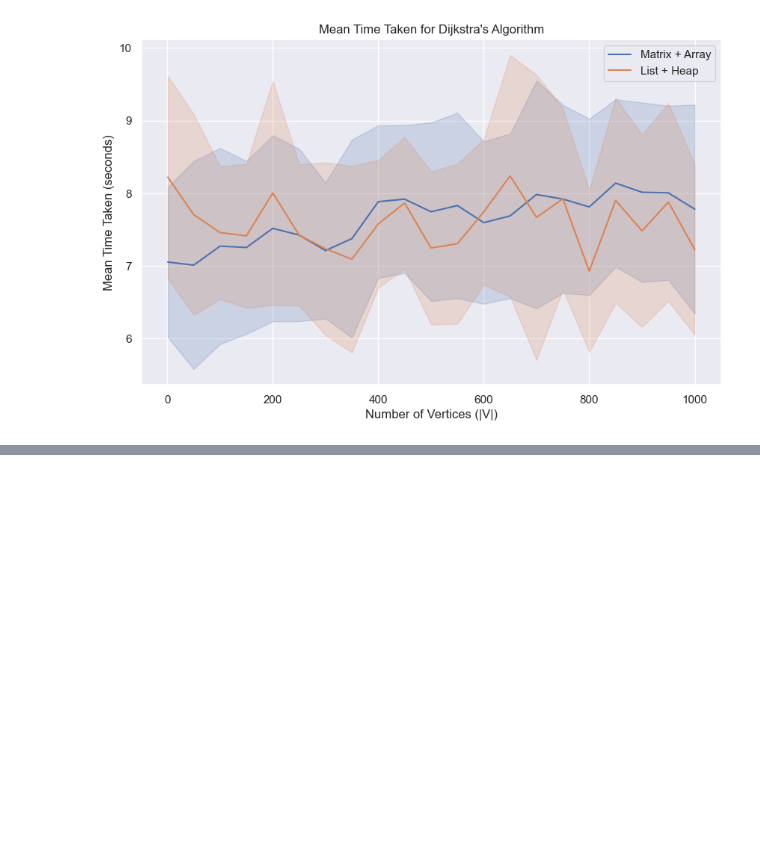
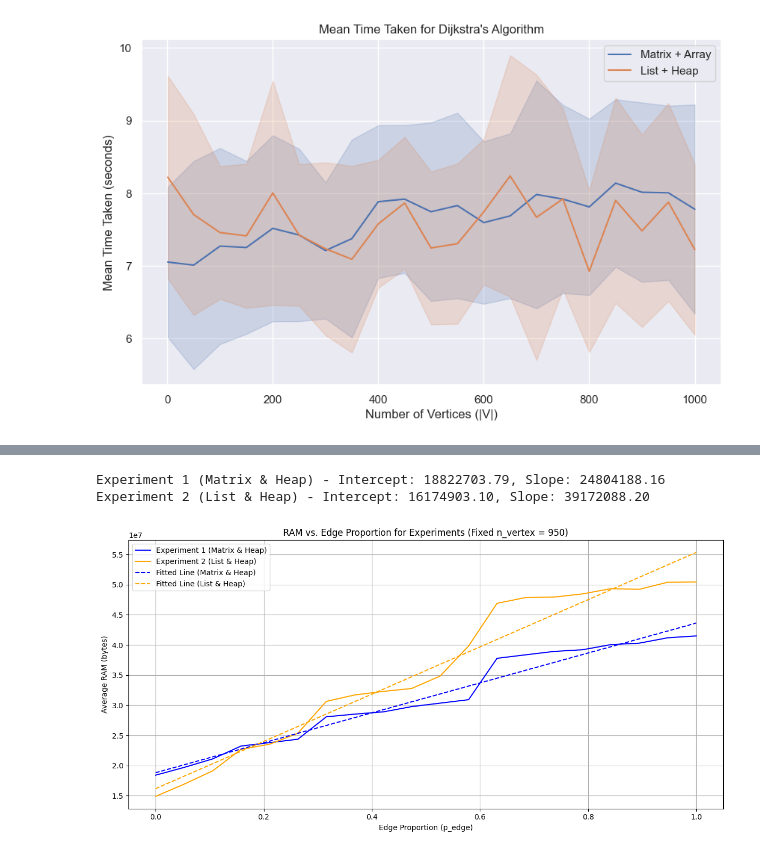
Before and after one commit to mrzzy/ntu-sc2001, a Jupyter notebook: class_2/results3.ipynb, the cells around one changed output, grey strips where cells are left out. Saved outputs shown, nothing was run; the diff lists cells and outputs as text; code cells hidden in the pictures; blank space fills up the shorter version.

```diff
--- a/class_2/results3.ipynb
+++ b/class_2/results3.ipynb
@@ -725,0 +745,80 @@ plt.show()
+# %%
+from sklearn.linear_model import LinearRegression  # Importing LinearRegression
+
+# Load your dataset into the DataFrame 'df'
+df = pd.read_csv('results.csv')  # Replace with your data file path
+
+# Filter the DataFrame for Experiment 1: Adjacency Matrix and Priority Queue as Heap
+experiment_1 = df[(df['graph_adj'] == 'matrix') &
+                   (df['priority_queue'] == 'heap')]
+
+# Grouping for Experiment 1
+grouped_experiment_1 = experiment_1.groupby(['n_vertex', 'p_edge']).agg({
+    'ram': ['mean', 'std'],
+    'time': ['mean', 'std']
+}).reset_index()
+grouped_experiment_1.columns = ['n_vertex', 'p_edge', 'mean_ram', 'std_ram', 'mean_time_taken', 'std_time_taken']
+
+# Filter the DataFrame for Experiment 2: Adjacency List and Priority Queue as Heap
+experiment_2 = df[(df['graph_adj'] == 'list') &
+                   (df['priority_queue'] == 'heap')]
+
+# Grouping for Experiment 2
+grouped_experiment_2 = experiment_2.groupby(['n_vertex', 'p_edge']).agg({
+    'ram': ['mean', 'std'],
+    'time': ['mean', 'std']
+}).reset_index()
+grouped_experiment_2.columns = ['n_vertex', 'p_edge', 'mean_ram', 'std_ram', 'mean_time_taken', 'std_time_taken']
+
+# Fix the number of vertices (n_vertex)
+fixed_n_vertex = 950  # Change this to the desired value
+
+# Filter the grouped DataFrames for the fixed n_vertex
+experiment_1_filtered = grouped_experiment_1[grouped_experiment_1['n_vertex'] == fixed_n_vertex]
+experiment_2_filtered = grouped_experiment_2[grouped_experiment_2['n_vertex'] == fixed_n_vertex]
+
+# Create linear regression model for Experiment 1
+X_exp1 = experiment_1_filtered['p_edge'].values.reshape(-1, 1)
+y_exp1 = experiment_1_filtered['mean_ram'].values
+model_exp1 = LinearRegression().fit(X_exp1, y_exp1)
+intercept_exp1 = model_exp1.intercept_
+slope_exp1 = model_exp1.coef_[0]
+
+# Create linear regression model for Experiment 2
+X_exp2 = experiment_2_filtered['p_edge'].values.reshape(-1, 1)
+y_exp2 = experiment_2_filtered['mean_ram'].values
+model_exp2 = LinearRegression().fit(X_exp2, y_exp2)
+intercept_exp2 = model_exp2.intercept_
+slope_exp2 = model_exp2.coef_[0]
+
+# Print the intercepts and slopes
+print(f'Experiment 1 (Matrix & Heap) - Intercept: {intercept_exp1:.2f}, Slope: {slope_exp1:.2f}')
+print(f'Experiment 2 (List & Heap) - Intercept: {intercept_exp2:.2f}, Slope: {slope_exp2:.2f}')
+
+# Plotting the results for both experiments
+plt.figure(figsize=(12, 6))
+
+# Line plot for Experiment 1 (Adjacency Matrix and Heap)
+sns.lineplot(data=experiment_1_filtered, x='p_edge', y='mean_ram', label='Experiment 1 (Matrix & Heap)', color='blue')
+
+# Line plot for Experiment 2 (Adjacency List and Heap)
+sns.lineplot(data=experiment_2_filtered, x='p_edge', y='mean_ram', label='Experiment 2 (List & Heap)', color='orange')
+
+# Plot fitted lines
+plt.plot(experiment_1_filtered['p_edge'], model_exp1.predict(X_exp1), color='blue', linestyle='--', label='Fitted Line (Matrix & Heap)')
+plt.plot(experiment_2_filtered['p_edge'], model_exp2.predict(X_exp2), color='orange', linestyle='--', label='Fitted Line (List & Heap)')
+
+# Adding labels and title
+plt.title(f'RAM vs. Edge Proportion for Experiments (Fixed n_vertex = {fixed_n_vertex})')
+plt.xlabel('Edge Proportion (p_edge)')
+plt.ylabel('Average RAM (bytes)')
+plt.legend()
+plt.grid(True)
+
+# Show the plot
+plt.tight_layout()
+plt.show()
+# %% [output]
+Experiment 1 (Matrix & Heap) - Intercept: 18822703.79, Slope: 24804188.16
+Experiment 2 (List & Heap) - Intercept: 16174903.10, Slope: 39172088.20
+[figure, added]
```
Also changed, not shown: parts of 2 cells of this notebook.
